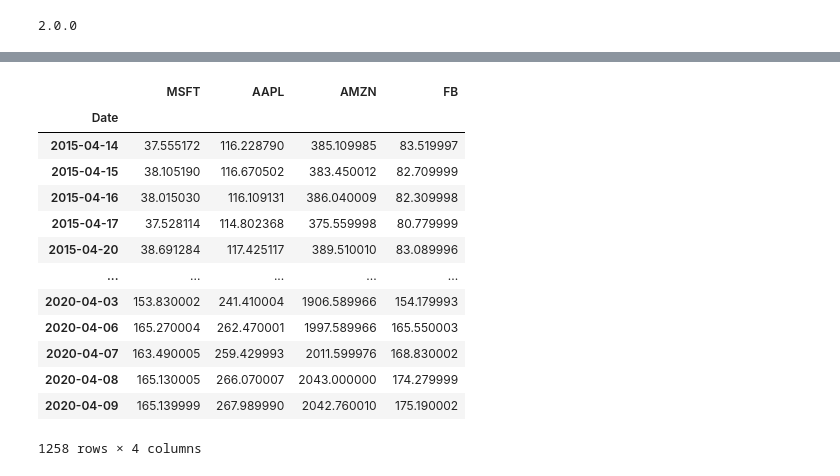
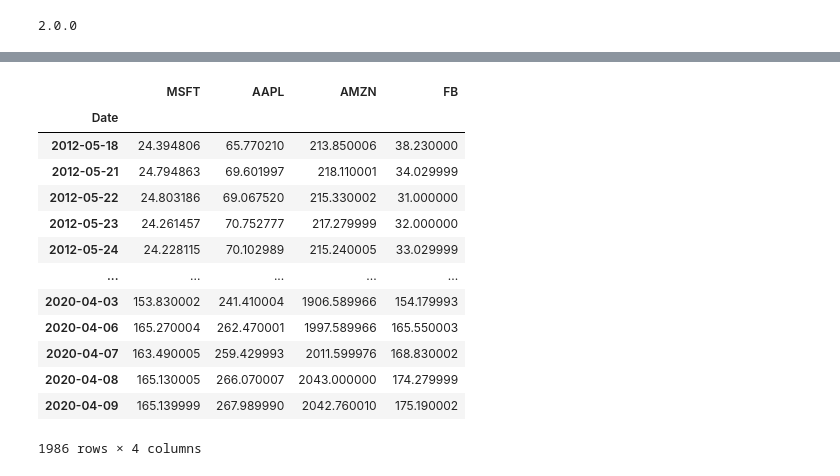
Before and after one commit to rezan21/Stock-Regression, a Jupyter notebook: Stock_Regression.ipynb, the cells around one changed output, grey strips where cells are left out. Saved outputs shown, nothing was run; the diff lists cells and outputs as text; code cells hidden in the pictures.

```diff
--- a/Stock_Regression.ipynb
+++ b/Stock_Regression.ipynb
@@ -256,7 +255,7 @@ def predict_sample(features_serie, model):
 # tickers = ["BTC-USD", "^DJI", "^GSPC", "MSFT", "AAPL", "AMZN", "FB", "GOOGL", "JPM", "JNJ", "V", "MA", "INTC"]
 TICKERS = ["MSFT", "AAPL", "AMZN", "FB"]
 DAYS = 365
-YEARS = 5
+YEARS = 10
 DF = fetch_data(tickers=TICKERS, days=DAYS, years=YEARS)
 DF
 # %% [output]
@@ -268,17 +267,17 @@ FB      0
 dtype: int64
 |  | MSFT | AAPL | AMZN | FB |
 | Date |  |  |  |  |
-| 2015-04-14 | 37.555172 | 116.228790 | 385.109985 | 83.519997 |
-| 2015-04-15 | 38.105190 | 116.670502 | 383.450012 | 82.709999 |
-| 2015-04-16 | 38.015030 | 116.109131 | 386.040009 | 82.309998 |
-| 2015-04-17 | 37.528114 | 114.802368 | 375.559998 | 80.779999 |
-| 2015-04-20 | 38.691284 | 117.425117 | 389.510010 | 83.089996 |
+| 2012-05-18 | 24.394806 | 65.770210 | 213.850006 | 38.230000 |
+| 2012-05-21 | 24.794863 | 69.601997 | 218.110001 | 34.029999 |
+| 2012-05-22 | 24.803186 | 69.067520 | 215.330002 | 31.000000 |
+| 2012-05-23 | 24.261457 | 70.752777 | 217.279999 | 32.000000 |
+| 2012-05-24 | 24.228115 | 70.102989 | 215.240005 | 33.029999 |
 | ... | ... | ... | ... | ... |
 | 2020-04-03 | 153.830002 | 241.410004 | 1906.589966 | 154.179993 |
 | 2020-04-06 | 165.270004 | 262.470001 | 1997.589966 | 165.550003 |
 | 2020-04-07 | 163.490005 | 259.429993 | 2011.599976 | 168.830002 |
 | 2020-04-08 | 165.130005 | 266.070007 | 2043.000000 | 174.279999 |
 | 2020-04-09 | 165.139999 | 267.989990 | 2042.760010 | 175.190002 |
-1258 rows × 4 columns
+1986 rows × 4 columns
 # %%
 # seq 5, per 1
```
Also changed, not shown: parts of 5 cells of this notebook, 1 other file.
